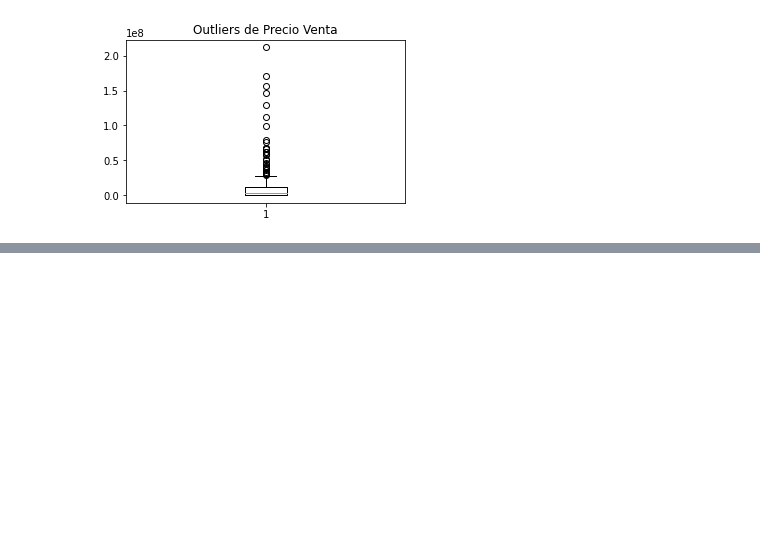
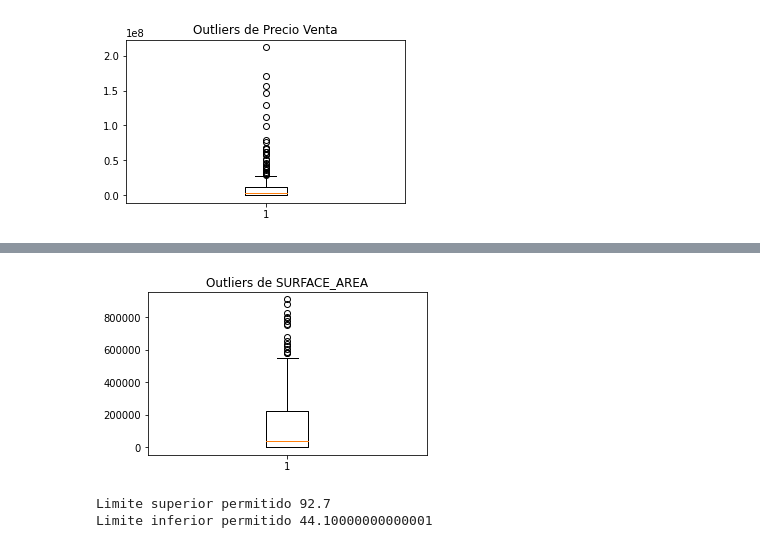
Before and after one commit to MaferLedmar/Reto-Final, a Jupyter notebook: Reto_Final.ipynb, the cells around one changed output, grey strips where cells are left out. Cells and saved outputs as stored; diff of their text form; code cells hidden in the pictures; blank space fills up the shorter version.

```diff
--- a/Reto_Final.ipynb
+++ b/Reto_Final.ipynb
@@ -355,0 +421,12 @@ plt.show() #dibujamos el diagrama
+# %%
+#Método aplicando Cuartiles. SURFACE_AREA
+y4=df["surface_area"]
+
+percentile25_2=y4.quantile(0.25) #Q1
+percentile75_2=y4.quantile(0.75) #Q3
+iqr2= percentile75_2 - percentile25_2
+
+Limite_Superior_iqr2= percentile75_2 + 1.3*iqr2
+Limite_Inferior_iqr2= percentile25_2 - 1.3*iqr2
+print("Limite superior permitido", Limite_Superior_iqr2)
+print("Limite inferior permitido", Limite_Inferior_iqr2)
@@ -355,0 +458,4 @@ plt.show() #dibujamos el diagrama
+# %%
+#Obtenemos datos limpios
+data_clean_iqr2= df[(y4<=Limite_Superior_iqr2)&(y4>=Limite_Inferior_iqr2)]
+data_clean_iqr2
@@ -355,0 +476,23 @@ plt.show() #dibujamos el diagrama
+# %%
+#diagrama de caja de surface_area
+fig = plt.figure(figsize =(5, 3))
+plt.boxplot(data_clean_iqr2["surface_area"])
+plt.title("Outliers de SURFACE_AREA")
+plt.show() #dibujamos el diagrama
+# %% [output]
+[figure, added]
+# %%
+#Método aplicando Cuartiles. LIFE_EXPECTANCY
+y5=df["life_expectancy"]
+
+percentile25_3=y5.quantile(0.25) #Q1
+percentile75_3=y5.quantile(0.75) #Q3
+iqr3= percentile75_3 - percentile25_3
+
+Limite_Superior_iqr3= percentile75_3 + 1.3*iqr3
+Limite_Inferior_iqr3= percentile25_3 - 1.3*iqr3
+print("Limite superior permitido", Limite_Superior_iqr3)
+print("Limite inferior permitido", Limite_Inferior_iqr3)
+# %% [output]
+Limite superior permitido 92.7
+Limite inferior permitido 44.10000000000001
```
Also changed, not shown: parts of 15 cells of this notebook.
